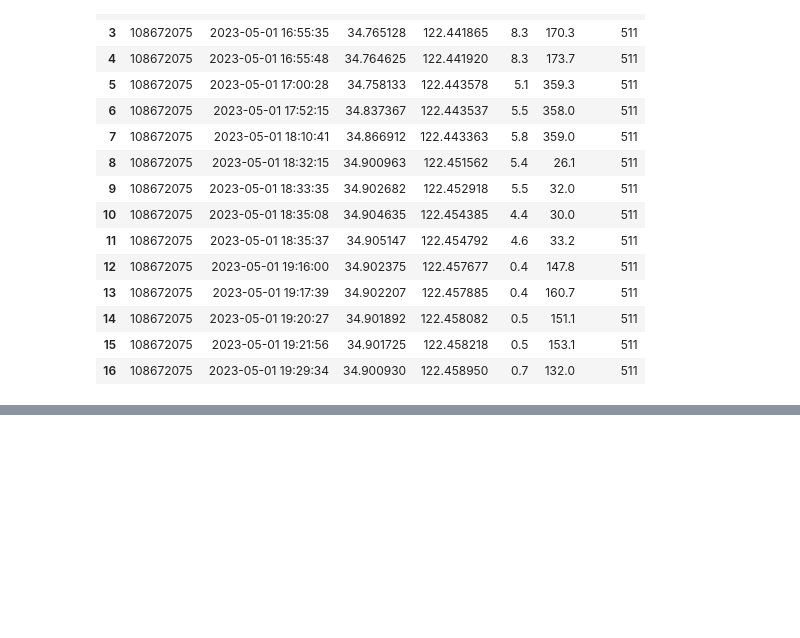
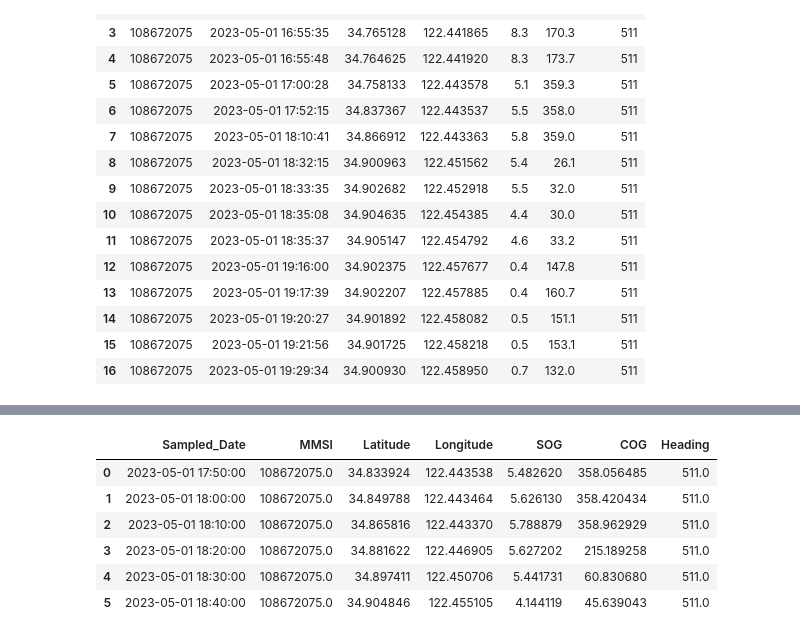
Before and after one commit to uhatikus/MS, a Jupyter notebook: FishingBoatsPrediction/src/notebooks/dataset_preparation.ipynb, the cells around one changed output, grey strips where cells are left out. Drawn from its saved outputs; the diff is of its cells as text; code cells hidden in the pictures; blank space fills up the shorter version.

Commit message:
some progress with data preprocessing

```diff
--- a/FishingBoatsPrediction/src/notebooks/dataset_preparation.ipynb
+++ b/FishingBoatsPrediction/src/notebooks/dataset_preparation.ipynb
@@ -117,0 +98,21 @@ df.sort_index()
+# %%
+sample_T = pd.Timedelta(minutes=10)
+sequences = []  # To store the sequences
+current_sequence = pd.DataFrame(columns=df_sampled.columns) # DF To track the current sequence
+
+# Iterate through the timestamps
+for i in range(len(df_sampled) - 1):
+    if df_sampled["Sampled_Date"][i + 1] - df_sampled["Sampled_Date"][i] == sample_T:
+        # If the difference is 10 minutes, add the current timestamp to the sequence
+        if len(current_sequence) == 0:
+            current_sequence = df_sampled.iloc[[i]] # Add the first timestamp of the sequence
+        current_sequence = pd.concat([current_sequence, df_sampled.iloc[[i+1]]], ignore_index=True)  # Add the next timestamp
+    else:
+        # If the difference is not 10 minutes, end the current sequence
+        if len(current_sequence) != 0:
+            sequences.append(current_sequence)  # Store the completed sequence
+            current_sequence = pd.DataFrame(columns=df_sampled.columns)   # Reset the current sequence
+
+# Handle the last sequence if it ends at the last timestamp
+if len(current_sequence) != 0:
+    sequences.append(current_sequence)
@@ -117,0 +141,10 @@ df.sort_index()
+# %%
+good_sequence
+# %% [output]
+|  | Sampled_Date | MMSI | Latitude | Longitude | SOG | COG | Heading |
+| 0 | 2023-05-01 17:50:00 | 108672075.0 | 34.833924 | 122.443538 | 5.482620 | 358.056485 | 511.0 |
+| 1 | 2023-05-01 18:00:00 | 108672075.0 | 34.849788 | 122.443464 | 5.626130 | 358.420434 | 511.0 |
+| 2 | 2023-05-01 18:10:00 | 108672075.0 | 34.865816 | 122.443370 | 5.788879 | 358.962929 | 511.0 |
+| 3 | 2023-05-01 18:20:00 | 108672075.0 | 34.881622 | 122.446905 | 5.627202 | 215.189258 | 511.0 |
+| 4 | 2023-05-01 18:30:00 | 108672075.0 | 34.897411 | 122.450706 | 5.441731 | 60.830680 | 511.0 |
+| 5 | 2023-05-01 18:40:00 | 108672075.0 | 34.904846 | 122.455105 | 4.144119 | 45.639043 | 511.0 |
```
Also changed, not shown: parts of 9 cells of this notebook, 5 other files.
